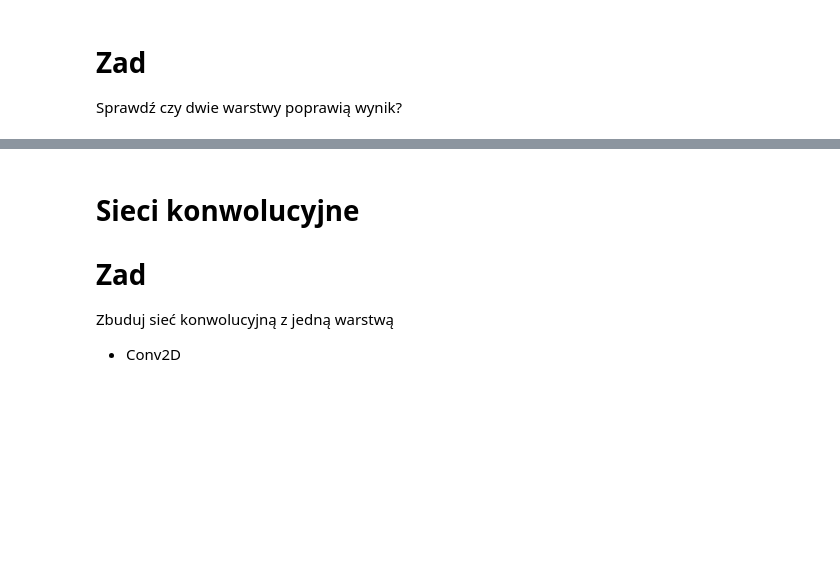
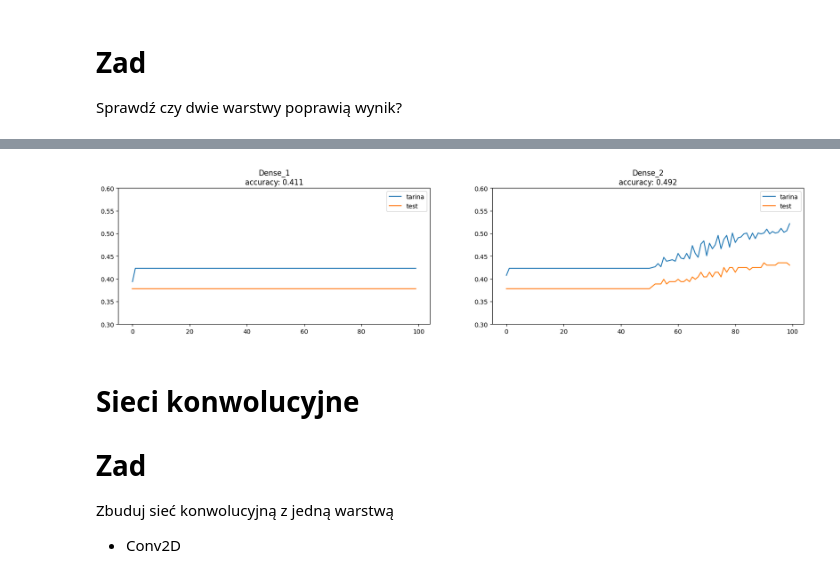
Before and after one commit to KrystianJachna/AI, a Jupyter notebook: cw12/AD_Z12_A_Convolution.ipynb, the cells around one changed output, grey strips where cells are left out. Drawn from its saved outputs; the diff is of its cells as text; code cells hidden in the pictures; blank space fills up the shorter version.

```diff
--- a/cw12/AD_Z12_A_Convolution.ipynb
+++ b/cw12/AD_Z12_A_Convolution.ipynb
@@ -211,24 +225,3 @@ print(X_test.shape)
 # Zad. (Punkt odniesienia)
 
 Sprawdź klasyfikację przy użyciu perceptrona - sieć 0-warstwowa (lub 1-warstwową licząc wyjście jako warstwę). Pamiętaj, że, aby uruchomić warstwę dense na danych, które nie są wektorem trzeba je "rozwinąć" przy uzyciu "warstwy" (operacji) Flatten.
-# %%
-from keras.models import Sequential
-from keras.layers import Dense
-from keras.callbacks import LearningRateScheduler
-from keras.callbacks import ModelCheckpoint
-from keras.callbacks import EarlyStopping
-from keras.layers import Dropout
-from keras.layers import BatchNormalization
-from keras.layers import Activation
-from keras.layers import Flatten
-from keras.callbacks import History
-
-history_dense_1 = History()
-model = Sequential()
-model.add(Flatten(input_shape=X_train.shape[1:]))
-model.add(Dense(n_classes,activation="softmax"))
-model.summary()
-
-early_stopping = EarlyStopping(patience=20,monitor="val_loss")
-model.compile(loss="categorical_crossentropy",optimizer="adam",metrics=["categorical_accuracy"])
-model.fit(X_train, y_train, validation_split=0.25,epochs=100,callbacks=[early_stopping, history_dense_1])
@@ -267,0 +248,9 @@ plt.show()
+# %%
+def plot_all_models(*, n_rows=1, y_lim=None):
+    _, axs = plt.subplots(n_rows, ceil(len(dict_models)/n_rows), figsize=(20,4*n_rows))
+
+    for ax, (name, (model, history, loss, accuracy)) in zip(axs.flatten(), dict_models.items()):
+        plot_model_history(history, name, accuracy, ax=ax, y_lim=y_lim)
+
+    plt.subplots_adjust(hspace = 0.7)
+    plt.show()
@@ -272,3 +319,7 @@ Sprawdź czy dwie warstwy poprawią wynik?
+# %%
+plot_all_models(y_lim=(.3,.6))
+# %% [output]
+[figure, added]
 # %% [markdown]
 # Sieci konwolucyjne
 
```
Also changed, not shown: parts of 34 cells of this notebook.
